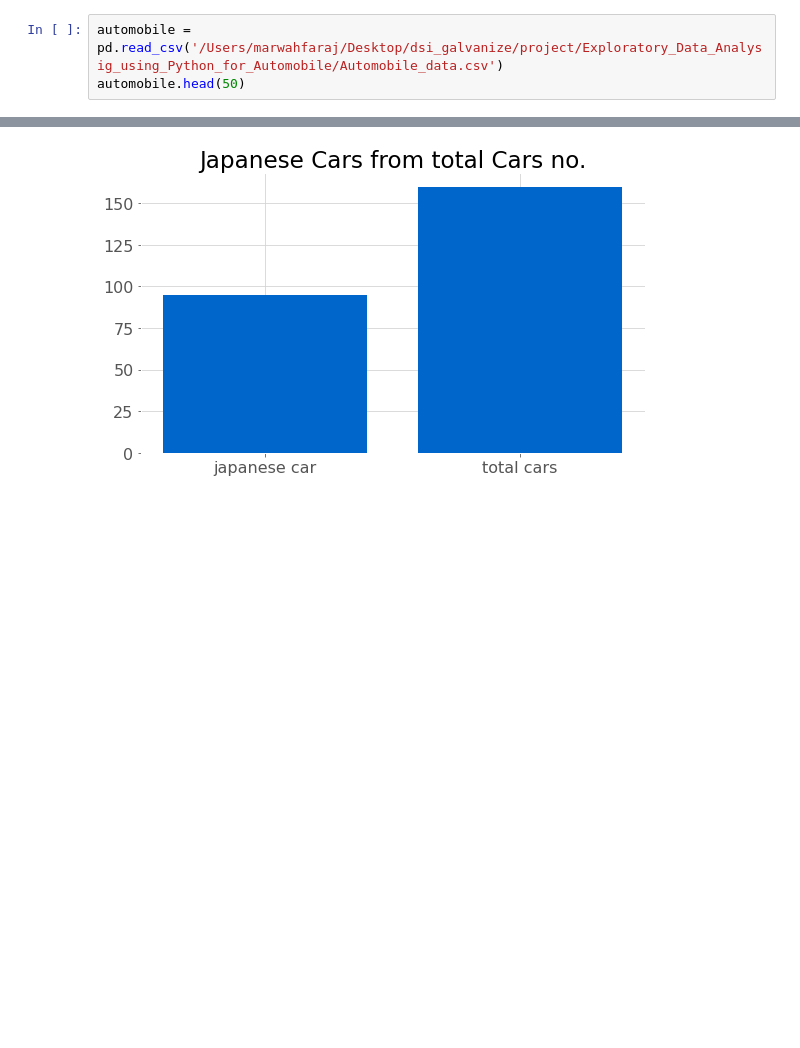
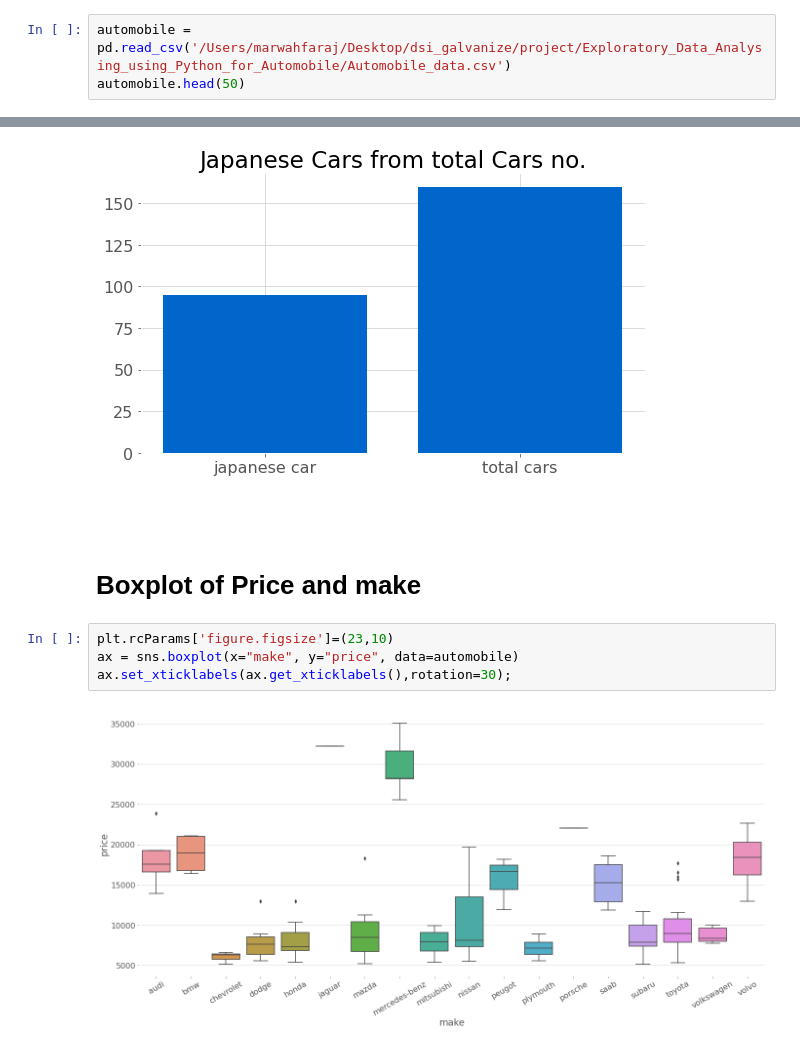
Before and after one commit to marwahfaraj/Automobile_Price_Prediction, a Jupyter notebook: unfinished_car.ipynb, the cells around one changed output, grey strips where cells are left out. Drawn from its saved outputs; the diff is of its cells as text; blank space fills up the shorter version.

```diff
--- a/unfinished_car.ipynb
+++ b/unfinished_car.ipynb
@@ -17,7 +17,7 @@ plt.rcParams['axes.facecolor'] = 'white'
 # %% [markdown]
 # Loading the dataset
 # %%
-automobile = pd.read_csv('/Users/marwahfaraj/Desktop/dsi_galvanize/project/Exploratory_Data_Analysig_using_Python_for_Automobile/Automobile_data.csv')
+automobile = pd.read_csv('/Users/marwahfaraj/Desktop/dsi_galvanize/project/Exploratory_Data_Analysing_using_Python_for_Automobile/Automobile_data.csv')
 automobile.head(50)
 # %% [output]
 |  | symboling | normalized-losses | make | fuel-type | aspiration | num-of-doors | body-style | drive-wheels | ... |
@@ -427,3 +460,13 @@ plt.title('Japanese Cars from total Cars no.')
 plt.tight_layout();
 # %% [output]
 [figure]
+# %% [markdown]
+#
+# %% [markdown]
+# Boxplot of Price and make
+# %%
+plt.rcParams['figure.figsize']=(23,10)
+ax = sns.boxplot(x="make", y="price", data=automobile)
+ax.set_xticklabels(ax.get_xticklabels(),rotation=30);
+# %% [output]
+[figure, added]
```
Also changed, not shown: parts of 29 cells of this notebook.
